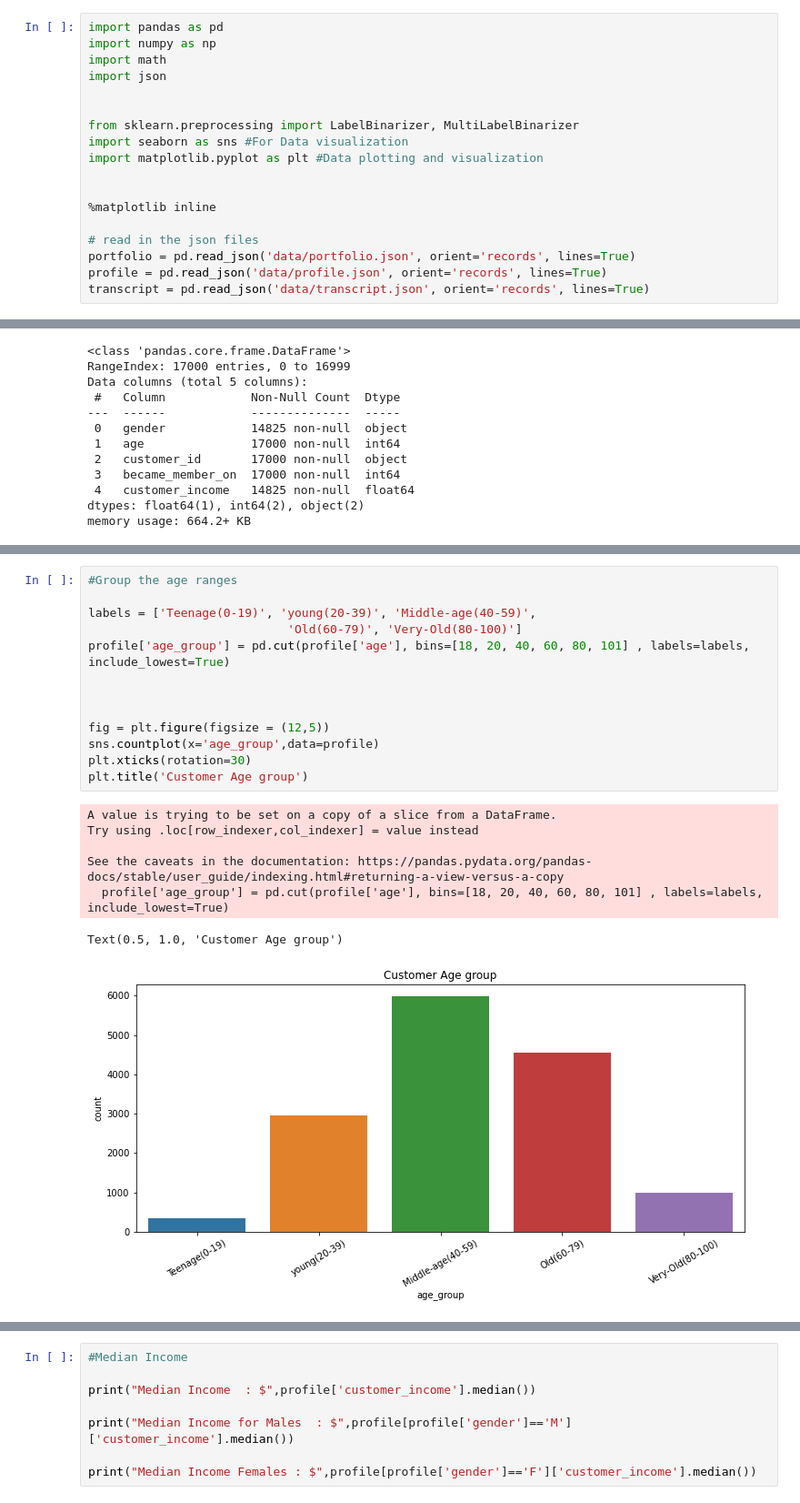
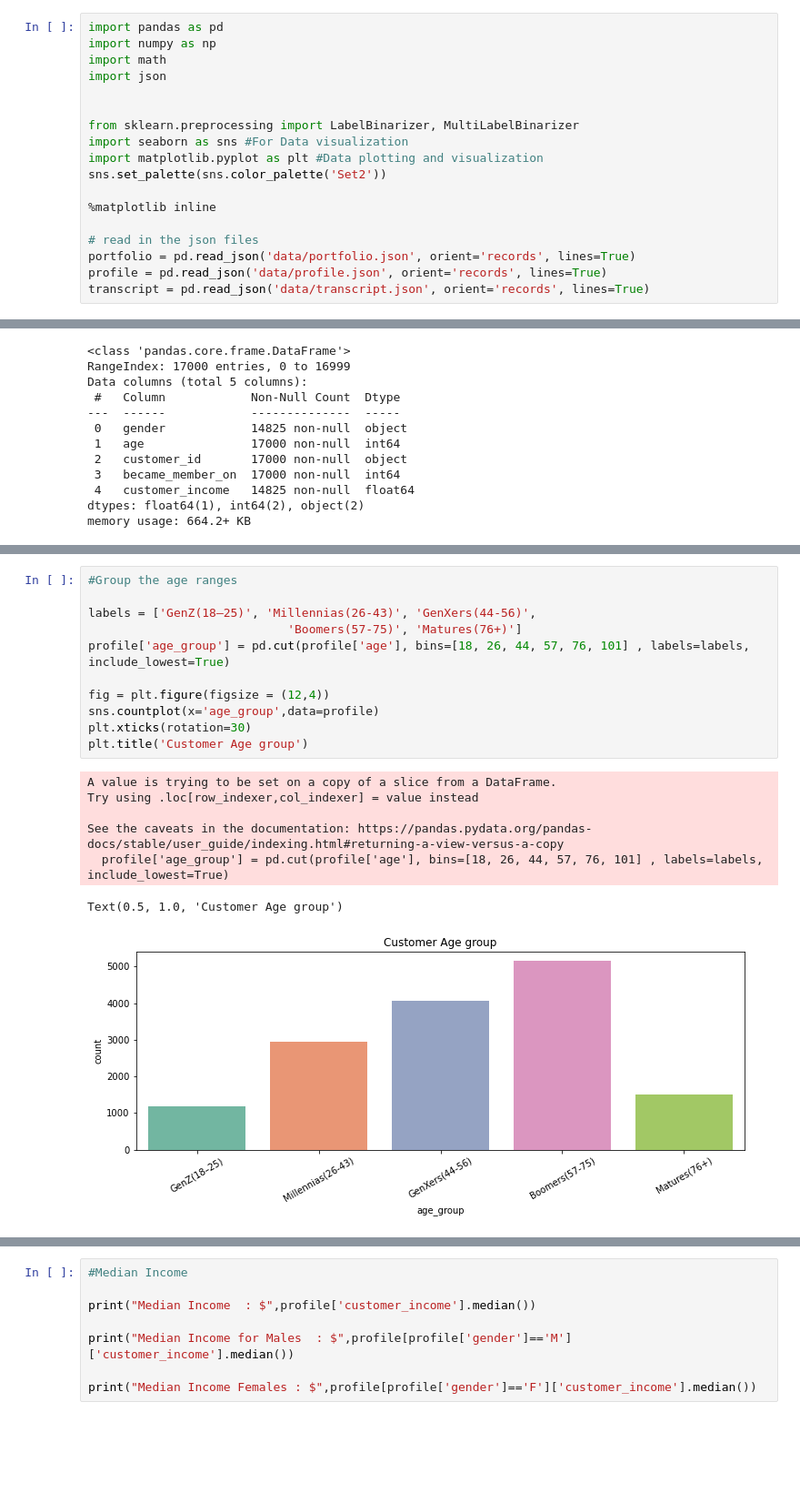
Before and after one commit to Arjunar92/Starbucks_Customer_Segmentation_Project, a Jupyter notebook: Starbucks_Capstone_Data_Exploration.ipynb, the cells around one changed output, grey strips where cells are left out. Shown at 91% size. Drawn from its saved outputs; the diff is of its cells as text; blank space fills up the shorter version.

```diff
--- a/Starbucks_Capstone_Data_Exploration.ipynb
+++ b/Starbucks_Capstone_Data_Exploration.ipynb
@@ -83,7 +83,7 @@ import json
 from sklearn.preprocessing import LabelBinarizer, MultiLabelBinarizer
 import seaborn as sns #For Data visualization
 import matplotlib.pyplot as plt #Data plotting and visualization
-
+sns.set_palette(sns.color_palette('Set2'))
 
 %matplotlib inline
 
@@ -256,21 +287,19 @@ Median Age  : $ 55.0
 # %%
 #Group the age ranges
 
-labels = ['Teenage(0-19)', 'young(20-39)', 'Middle-age(40-59)',
-                            'Old(60-79)', 'Very-Old(80-100)']
-profile['age_group'] = pd.cut(profile['age'], bins=[18, 20, 40, 60, 80, 101] , labels=labels, include_lowest=True)
+labels = ['GenZ(18–25)', 'Millennias(26-43)', 'GenXers(44-56)',
+                            'Boomers(57-75)', 'Matures(76+)']
+profile['age_group'] = pd.cut(profile['age'], bins=[18, 26, 44, 57, 76, 101] , labels=labels, include_lowest=True)
 
-
-
-fig = plt.figure(figsize = (12,5))
+fig = plt.figure(figsize = (12,4))
 sns.countplot(x='age_group',data=profile)
 plt.xticks(rotation=30)
 plt.title('Customer Age group')
 # %% [output]
 A value is trying to be set on a copy of a slice from a DataFrame.
 Try using .loc[row_indexer,col_indexer] = value instead
 
 See the caveats in the documentation: https://pandas.pydata.org/pandas-docs/stable/user_guide/indexing.html#returning-a-view-versus-a-copy
-  profile['age_group'] = pd.cut(profile['age'], bins=[18, 20, 40, 60, 80, 101] , labels=labels, include_lowest=True)
+  profile['age_group'] = pd.cut(profile['age'], bins=[18, 26, 44, 57, 76, 101] , labels=labels, include_lowest=True)
 Text(0.5, 1.0, 'Customer Age group')
-[figure, old version]
+[figure, new version]
```
Also changed, not shown: parts of 28 cells of this notebook.
